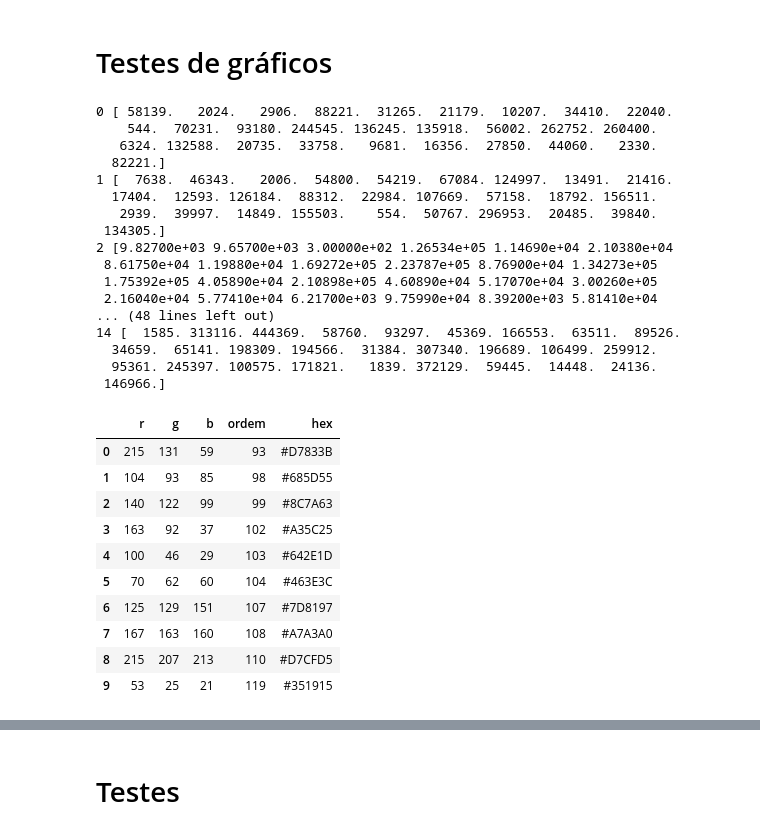
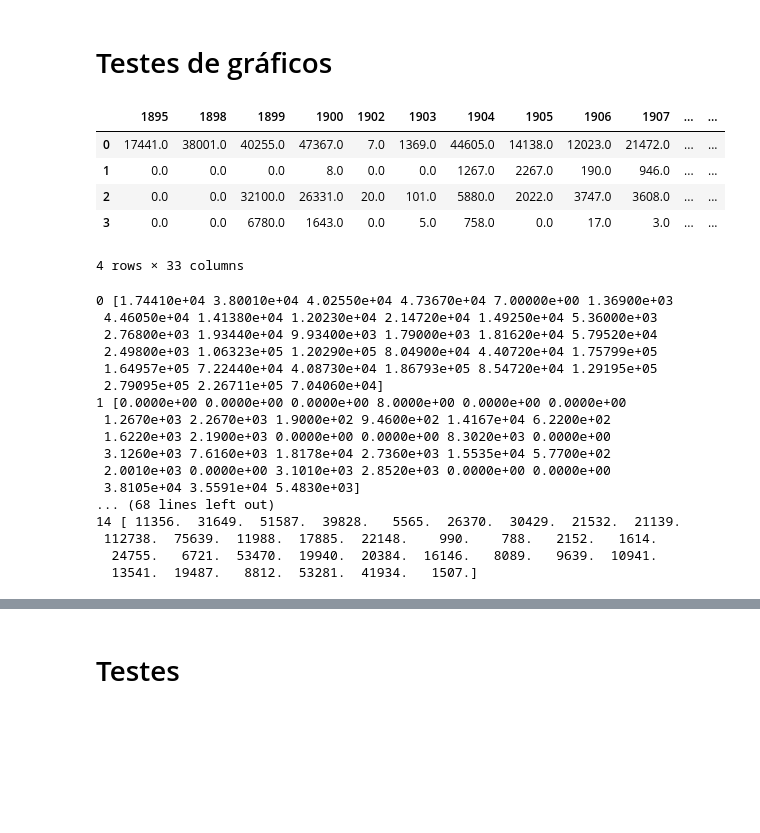
Before and after one commit to lucascouri2/residencia-vizart, a Jupyter notebook: extrator_paleta.ipynb, the cells around one changed output, grey strips where cells are left out. Cells and saved outputs as stored; diff of their text form; code cells hidden in the pictures; blank space fills up the shorter version.

```diff
--- a/extrator_paleta.ipynb
+++ b/extrator_paleta.ipynb
@@ -327,10 +324,23 @@ dfSalvar = pd.DataFrame(freqAnosArray, columns=anos)
 dfSalvar.to_csv(f'dataset_visualizacoes\\{artista}-area.csv', index=False)
 # %% [markdown]
 # Testes de gráficos
+# %%
+dfVis1 = pd.read_csv(f'dataset_visualizacoes\\{artista}-area.csv')
+# %%
+dfVis1.head(4)
+# %% [output]
+|  | 1895 | 1898 | 1899 | 1900 | 1902 | 1903 | 1904 | 1905 | 1906 | 1907 | ... | ... |
+| 0 | 17441.0 | 38001.0 | 40255.0 | 47367.0 | 7.0 | 1369.0 | 44605.0 | 14138.0 | 12023.0 | 21472.0 | ... | ... |
+| 1 | 0.0 | 0.0 | 0.0 | 8.0 | 0.0 | 0.0 | 1267.0 | 2267.0 | 190.0 | 946.0 | ... | ... |
+| 2 | 0.0 | 0.0 | 32100.0 | 26331.0 | 20.0 | 101.0 | 5880.0 | 2022.0 | 3747.0 | 3608.0 | ... | ... |
+| 3 | 0.0 | 0.0 | 6780.0 | 1643.0 | 0.0 | 5.0 | 758.0 | 0.0 | 17.0 | 3.0 | ... | ... |
+4 rows × 33 columns
 # %%
 #Teste de como vai ficar o gráfico
-x=anos
+x=dfVis1.columns
 fig = go.Figure()
+
+freqAnosArray = dfVis1.values
 
 for index in range(len(freqAnosArray)):
     print(index, freqAnosArray[index])
@@ -354,37 +364,23 @@ fig.update_layout(
 
 fig.show()
 # %% [output]
-0 [ 58139.   2024.   2906.  88221.  31265.  21179.  10207.  34410.  22040.
-    544.  70231.  93180. 244545. 136245. 135918.  56002. 262752. 260400.
-   6324. 132588.  20735.  33758.   9681.  16356.  27850.  44060.   2330.
-  82221.]
-1 [  7638.  46343.   2006.  54800.  54219.  67084. 124997.  13491.  21416.
-  17404.  12593. 126184.  88312.  22984. 107669.  57158.  18792. 156511.
-   2939.  39997.  14849. 155503.    554.  50767. 296953.  20485.  39840.
- 134305.]
-2 [9.82700e+03 9.65700e+03 3.00000e+02 1.26534e+05 1.14690e+04 2.10380e+04
- 8.61750e+04 1.19880e+04 1.69272e+05 2.23787e+05 8.76900e+04 1.34273e+05
- 1.75392e+05 4.05890e+04 2.10898e+05 4.60890e+04 5.17070e+04 3.00260e+05
- 2.16040e+04 5.77410e+04 6.21700e+03 9.75990e+04 8.39200e+03 5.81410e+04
-... (48 lines left out)
-14 [  1585. 313116. 444369.  58760.  93297.  45369. 166553.  63511.  89526.
-  34659.  65141. 198309. 194566.  31384. 307340. 196689. 106499. 259912.
-  95361. 245397. 100575. 171821.   1839. 372129.  59445.  14448.  24136.
- 146966.]
+0 [1.74410e+04 3.80010e+04 4.02550e+04 4.73670e+04 7.00000e+00 1.36900e+03
+ 4.46050e+04 1.41380e+04 1.20230e+04 2.14720e+04 1.49250e+04 5.36000e+03
+ 2.76800e+03 1.93440e+04 9.93400e+03 1.79000e+03 1.81620e+04 5.79520e+04
+ 2.49800e+03 1.06323e+05 1.20290e+05 8.04900e+04 4.40720e+04 1.75799e+05
+ 1.64957e+05 7.22440e+04 4.08730e+04 1.86793e+05 8.54720e+04 1.29195e+05
+ 2.79095e+05 2.26711e+05 7.04060e+04]
+1 [0.0000e+00 0.0000e+00 0.0000e+00 8.0000e+00 0.0000e+00 0.0000e+00
+ 1.2670e+03 2.2670e+03 1.9000e+02 9.4600e+02 1.4167e+04 6.2200e+02
+ 1.6220e+03 2.1900e+03 0.0000e+00 0.0000e+00 8.3020e+03 0.0000e+00
+ 3.1260e+03 7.6160e+03 1.8178e+04 2.7360e+03 1.5535e+04 5.7700e+02
+ 2.0010e+03 0.0000e+00 3.1010e+03 2.8520e+03 0.0000e+00 0.0000e+00
+ 3.8105e+04 3.5591e+04 5.4830e+03]
+... (68 lines left out)
+14 [ 11356.  31649.  51587.  39828.   5565.  26370.  30429.  21532.  21139.
+ 112738.  75639.  11988.  17885.  22148.    990.    788.   2152.   1614.
+  24755.   6721.  53470.  19940.  20384.  16146.   8089.   9639.  10941.
+  13541.  19487.   8812.  53281.  41934.   1507.]
-# %%
-dfPorAno[3]
-# %% [output]
-|  | r | g | b | ordem | hex |
-| 0 | 215 | 131 | 59 | 93 | #D7833B |
-| 1 | 104 | 93 | 85 | 98 | #685D55 |
-| 2 | 140 | 122 | 99 | 99 | #8C7A63 |
-| 3 | 163 | 92 | 37 | 102 | #A35C25 |
-| 4 | 100 | 46 | 29 | 103 | #642E1D |
-| 5 | 70 | 62 | 60 | 104 | #463E3C |
-| 6 | 125 | 129 | 151 | 107 | #7D8197 |
-| 7 | 167 | 163 | 160 | 108 | #A7A3A0 |
-| 8 | 215 | 207 | 213 | 110 | #D7CFD5 |
-| 9 | 53 | 25 | 21 | 119 | #351915 |
 # %%
 dfPaletaAnos = pd.read_csv(f'paletas\\final_artistas\\paleta_anos_{artista}.csv')
 dfPaletaAnos
```
Also changed, not shown: parts of 16 cells of this notebook.
